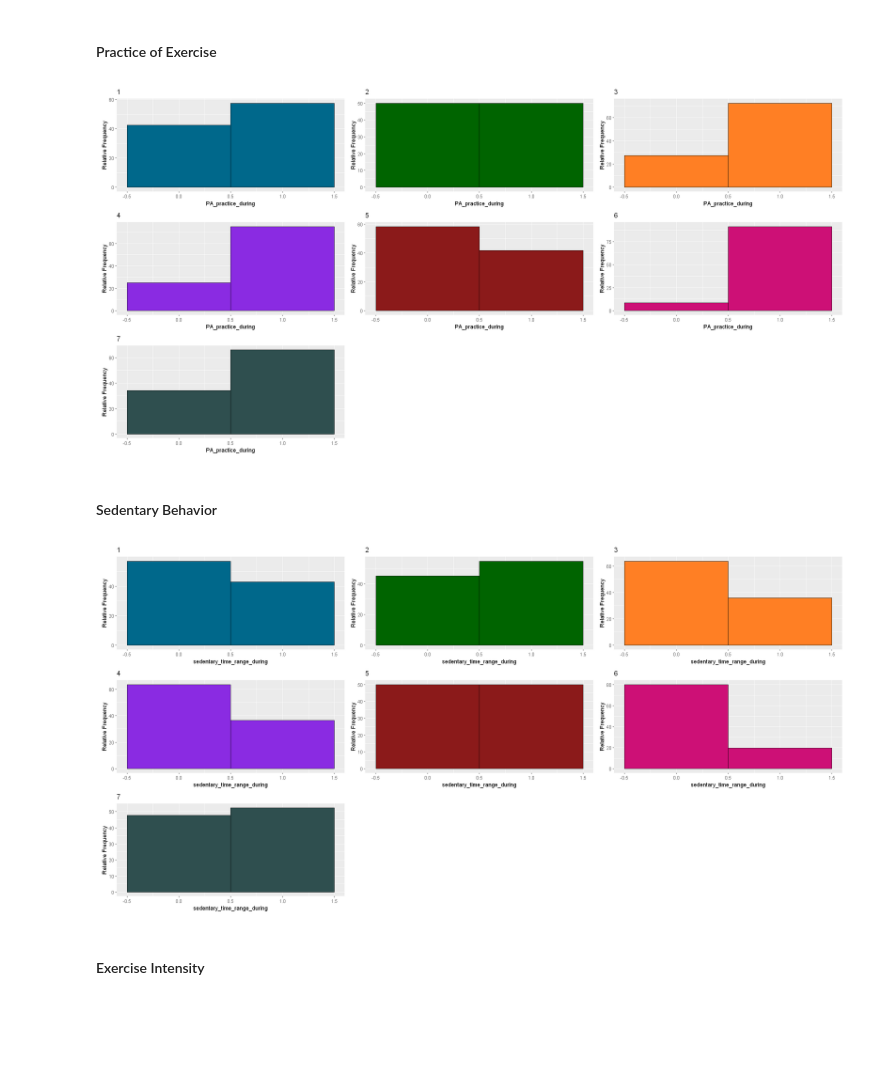
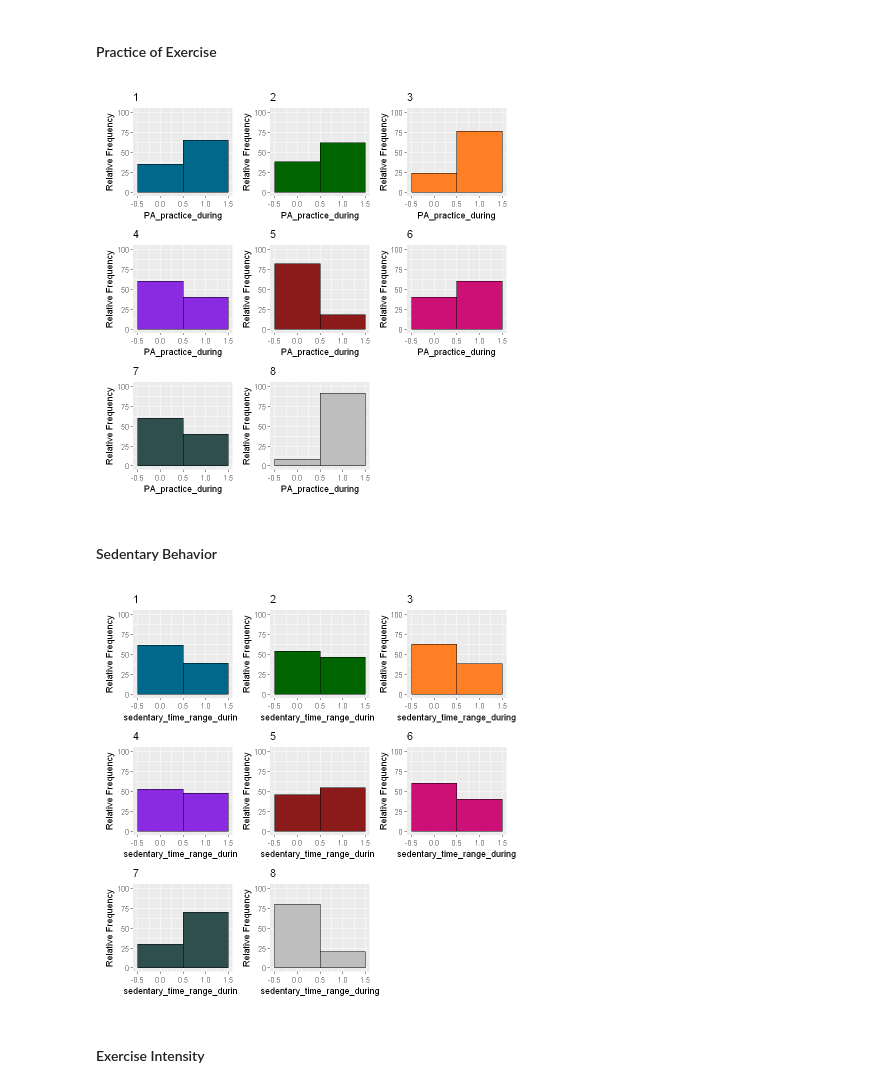
Before and after one commit to LASOS-INT/Barreiras-e-Facilitadores, a Jupyter notebook: R-notebooks/Clustering/barriers_clustering_kmodes_silhouette.ipynb, the cells around one changed output. Drawn from its saved outputs; the diff is of its cells as text; code cells hidden in the pictures; blank space fills up the shorter version.

```diff
--- a/R-notebooks/Clustering/barriers_clustering_kmodes_silhouette.ipynb
+++ b/R-notebooks/Clustering/barriers_clustering_kmodes_silhouette.ipynb
@@ -80,8 +58,8 @@ nk <- nrow(distinct(df_during_barriers))
 # %% [markdown]
 #### Results
 # %%
-scs <- read.csv("../../Data/silhouette_kmodes_or_barriers.csv")
+scs <- read.csv("../../Data/silhouette_kmodes_barriers.csv")
 scs[, ncol(scs)+1] <-  seq.int(nrow(scs))
 colnames(scs) <- append(2:nrow(distinct(df_during_barriers)), "seed")
-scs
+head(scs)
 # %% [output]
@@ -109,12 +81,12 @@ ggplot(
 ####  Best K and best seed by highest sample mean
 # %%
 print("Best K")
-best_K_kmodes <- match(max(apply(scs, 2, mean)[1:ncol(scs)-1]), apply(scs, 2, mean))
+best_K_kmodes <- match(max(apply(scs, 2, mean)[1:ncol(scs)-1]), apply(scs, 2, mean)) + 1
 print(best_K_kmodes)
 print("Best Seed")
-best_seed_kmodes <- match(max(scs[, best_K_kmodes]), scs[, best_K_kmodes])
+best_seed_kmodes <- match(max(scs[, best_K_kmodes-1]), scs[, best_K_kmodes-1])
 print(best_seed_kmodes)
 print("Silhouette")
-print(max(scs[, best_K_kmodes]))
+print(max(scs[, best_K_kmodes-1]))
 # %% [output]
 [1] "Best K"
@@ -208,25 +193,25 @@ table(df_during$cluster)
 # %%
 
 
 myplots <- list()
 colors <- c('deepskyblue4', 'darkgreen', 'chocolate1', 'blueviolet', 'firebrick4', 'deeppink3', 'darkslategray', "grey")
 for(cl in 1:best_K_kmodes){
   dist_values = length(unique(df_during[df_during$cluster == cl,]$PA_practice_during))
   plt <- ggplot() + geom_histogram(
           color='black',
           data=df_during[df_during$cluster == cl,],
           aes(x=PA_practice_during, y=..count../sum(..count..)*100),
           fill=colors[cl],
           bins = dist_values,
           position=position_dodge()
-        ) + ylab("Relative Frequency") + ggtitle(cl)
+        ) + ylab("Relative Frequency")+ ggtitle(cl) + ylim(0, 100)
   myplots[[cl]] <- plt
 }
 
 
 wrap_plots(myplots)
 # %% [output]
-[figure, old version]
+[figure, new version]
 # %% [markdown]
 #### Sedentary Behavior
 # %%
@@ -243,14 +228,14 @@ for(cl in 1:best_K_kmodes){
           fill=colors[cl],
           bins = dist_values,
           position=position_dodge()
-        ) + ylab("Relative Frequency") + ggtitle(cl)
+        ) + ylab("Relative Frequency")+ ggtitle(cl) + ylim(0, 100)
   myplots[[cl]] <- plt
 }
 
 
 wrap_plots(myplots)
 # %% [output]
-[figure, old version]
+[figure, new version]
 # %% [markdown]
 #### Exercise Intensity
 # %%
```
Also changed, not shown: parts of 15 cells of this notebook, 4 other files.
